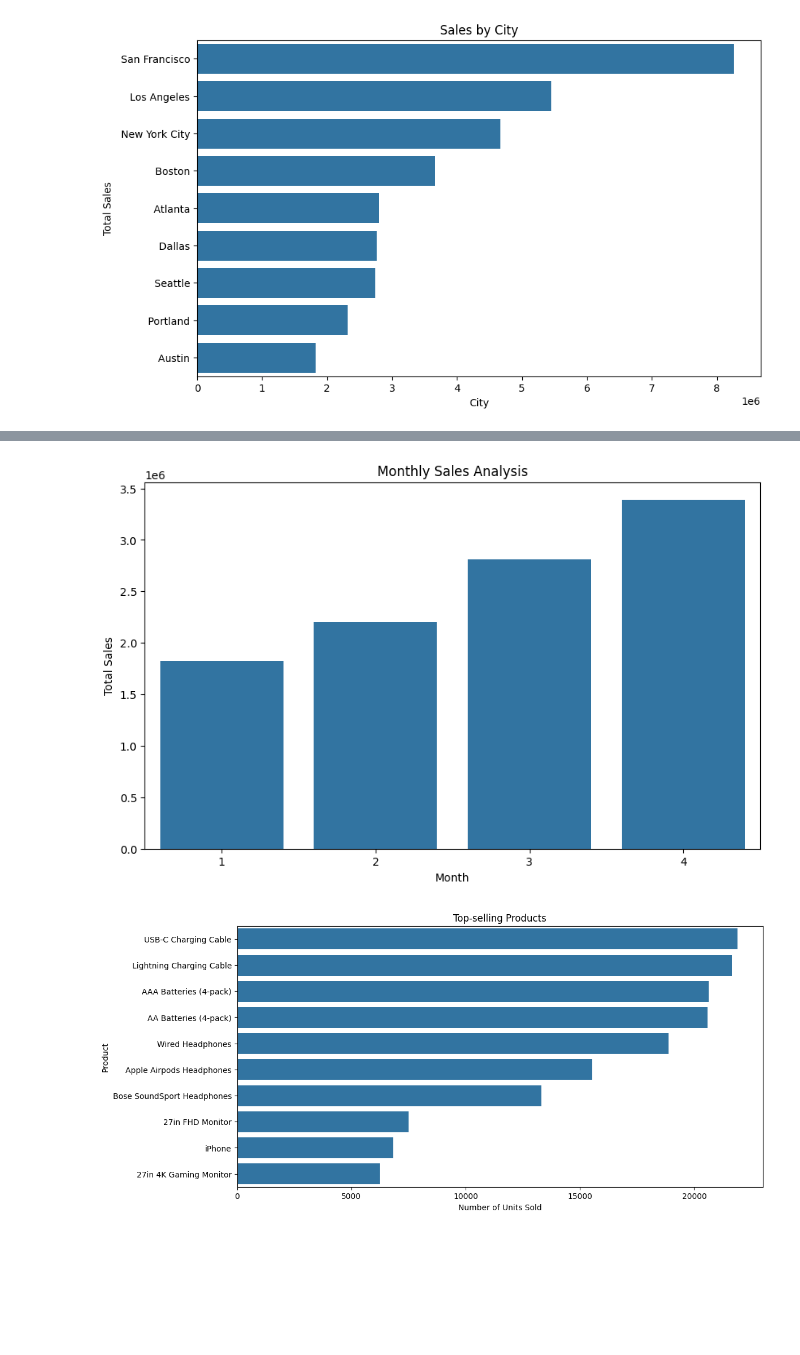
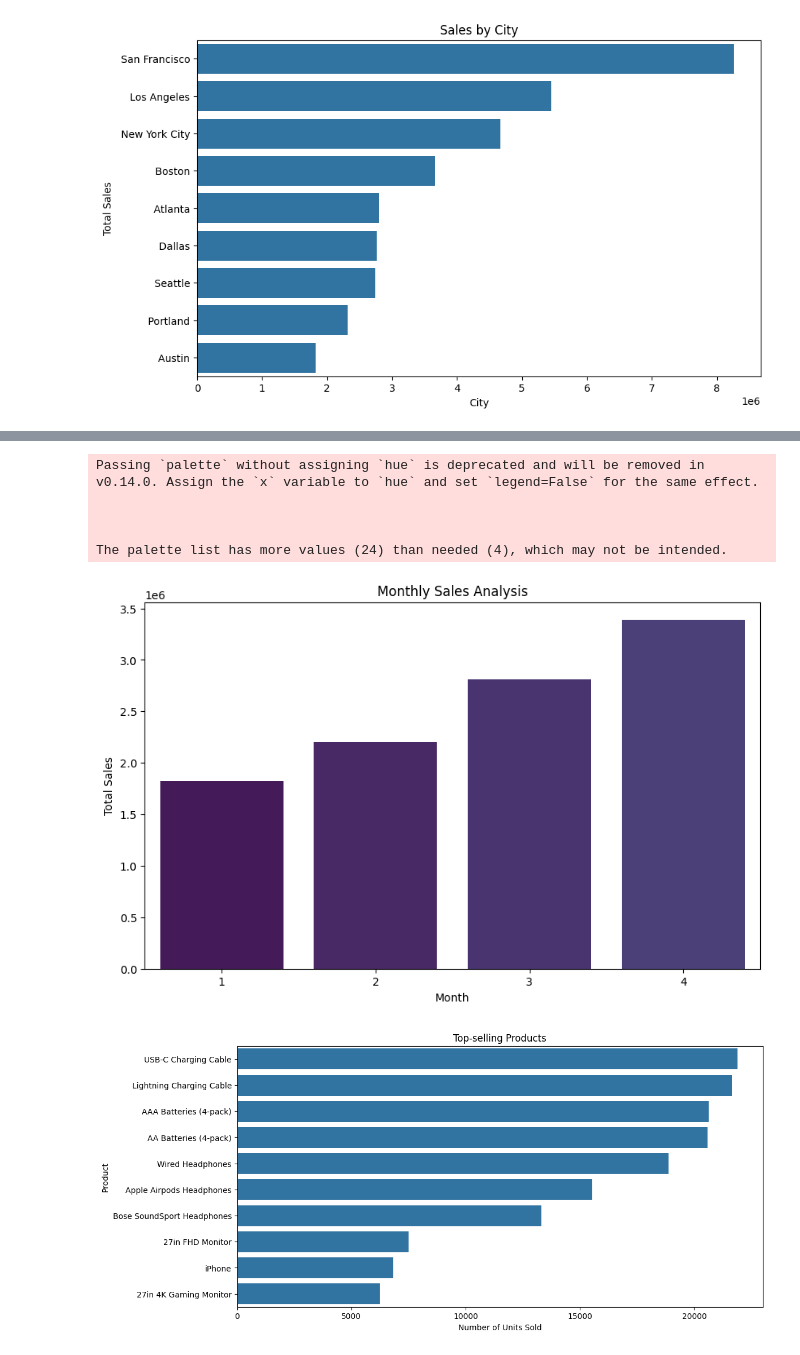
Before and after one commit to GChukwudi/meriskill-Internship, a Jupyter notebook: Sales-Task/Sales.ipynb, the cells around one changed output, grey strips where cells are left out. Cells and saved outputs as stored; diff of their text form; code cells hidden in the pictures; blank space fills up the shorter version.

```diff
--- a/Sales-Task/Sales.ipynb
+++ b/Sales-Task/Sales.ipynb
@@ -54,15 +63,20 @@ plt.show()
 # %%
 # Monthly sales analysis
 monthly_sales = data.groupby('Month')['Sales'].sum().head(4)
 plt.figure(figsize=(10, 6))
 colors = sns.color_palette('viridis', len(hourly_orders))
-sns.barplot(x=monthly_sales.index, y=monthly_sales.values, palette=color)
+sns.barplot(x=monthly_sales.index, y=monthly_sales.values, palette=colors)
 plt.xlabel('Month')
 plt.ylabel('Total Sales')
 plt.title('Monthly Sales Analysis')
 plt.show()
 # %% [output]
+Passing `palette` without assigning `hue` is deprecated and will be removed in v0.14.0. Assign the `x` variable to `hue` and set `legend=False` for the same effect.
+
+
+
+The palette list has more values (24) than needed (4), which may not be intended.
-[figure, old version]
+[figure, new version]
 # %%
 # Top-selling products
 top_products = data['Product'].value_counts().head(10)
```
Also changed, not shown: parts of 3 cells of this notebook.
